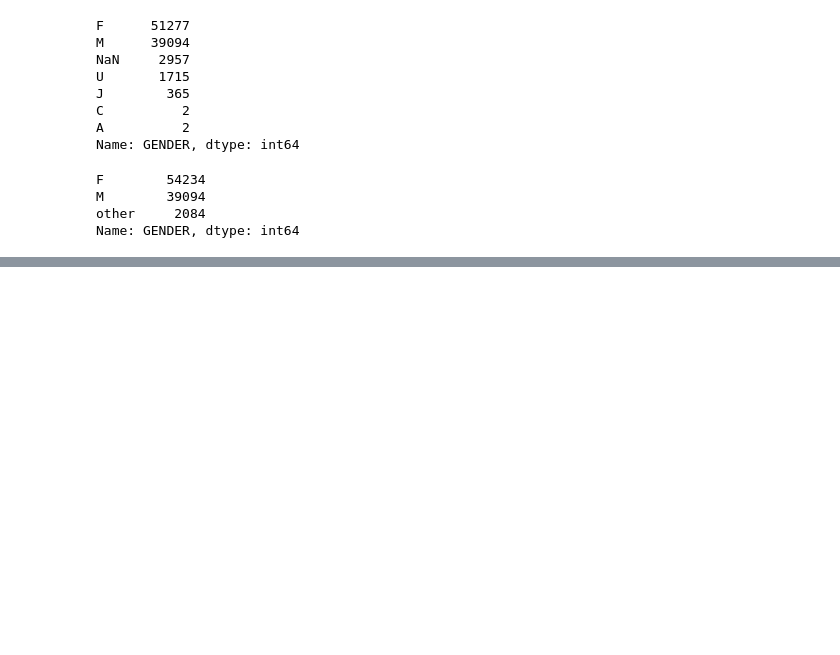
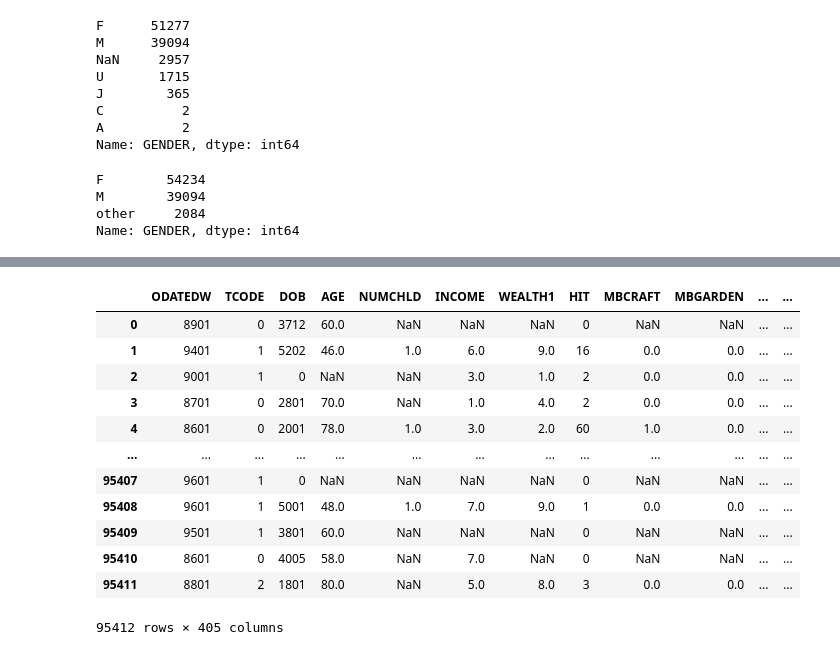
Before and after one commit to AGordon777/lab-revisiting-machine-learning, a Jupyter notebook: lab-revisiting-machine-learning.ipynb, the cells around one changed output, grey strips where cells are left out. Cells and saved outputs as stored; diff of their text form; code cells hidden in the pictures; blank space fills up the shorter version.

```diff
--- a/lab-revisiting-machine-learning.ipynb
+++ b/lab-revisiting-machine-learning.ipynb
@@ -136,0 +254,20 @@ GEOCODE2 4
+# %%
+Y = data[['TARGET_B', 'TARGET_D']]
+
+numerical = data.select_dtypes(np.number)
+numerical = numerical.drop(columns = ['TARGET_B', 'TARGET_D']) # isolate target
+numerical
+# %% [output]
+|  | ODATEDW | TCODE | DOB | AGE | NUMCHLD | INCOME | WEALTH1 | HIT | MBCRAFT | MBGARDEN | ... | ... |
+| 0 | 8901 | 0 | 3712 | 60.0 | NaN | NaN | NaN | 0 | NaN | NaN | ... | ... |
+| 1 | 9401 | 1 | 5202 | 46.0 | 1.0 | 6.0 | 9.0 | 16 | 0.0 | 0.0 | ... | ... |
+| 2 | 9001 | 1 | 0 | NaN | NaN | 3.0 | 1.0 | 2 | 0.0 | 0.0 | ... | ... |
+| 3 | 8701 | 0 | 2801 | 70.0 | NaN | 1.0 | 4.0 | 2 | 0.0 | 0.0 | ... | ... |
+| 4 | 8601 | 0 | 2001 | 78.0 | 1.0 | 3.0 | 2.0 | 60 | 1.0 | 0.0 | ... | ... |
+| ... | ... | ... | ... | ... | ... | ... | ... | ... | ... | ... | ... | ... |
+| 95407 | 9601 | 1 | 0 | NaN | NaN | NaN | NaN | 0 | NaN | NaN | ... | ... |
+| 95408 | 9601 | 1 | 5001 | 48.0 | 1.0 | 7.0 | 9.0 | 1 | 0.0 | 0.0 | ... | ... |
+| 95409 | 9501 | 1 | 3801 | 60.0 | NaN | NaN | NaN | 0 | NaN | NaN | ... | ... |
+| 95410 | 8601 | 0 | 4005 | 58.0 | NaN | 7.0 | NaN | 0 | NaN | NaN | ... | ... |
+| 95411 | 8801 | 2 | 1801 | 80.0 | NaN | 5.0 | 8.0 | 3 | 0.0 | 0.0 | ... | ... |
+95412 rows × 405 columns
```
Also changed, not shown: parts of 31 cells of this notebook.
